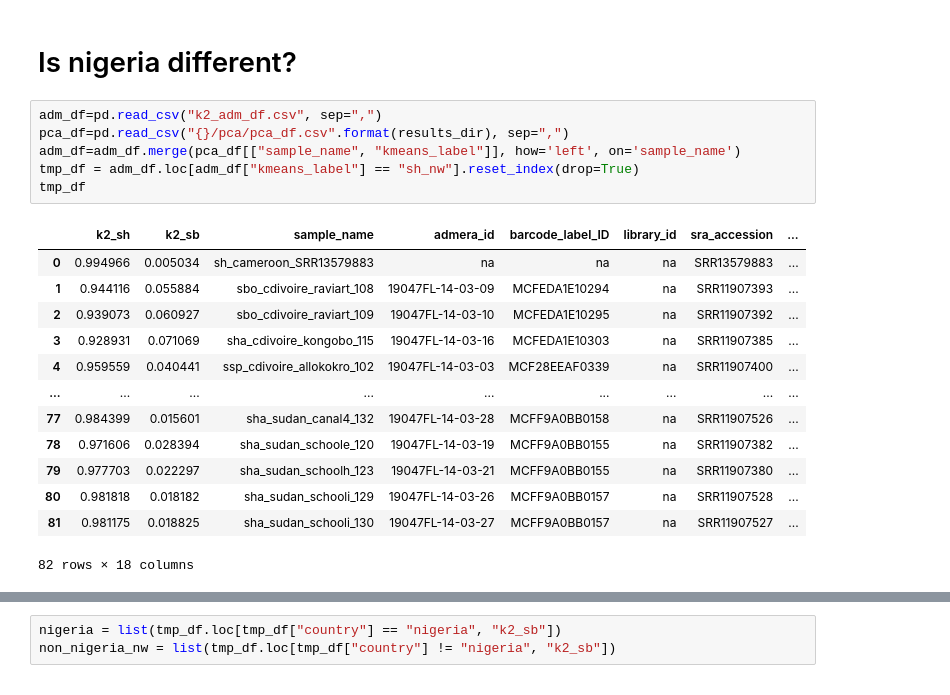
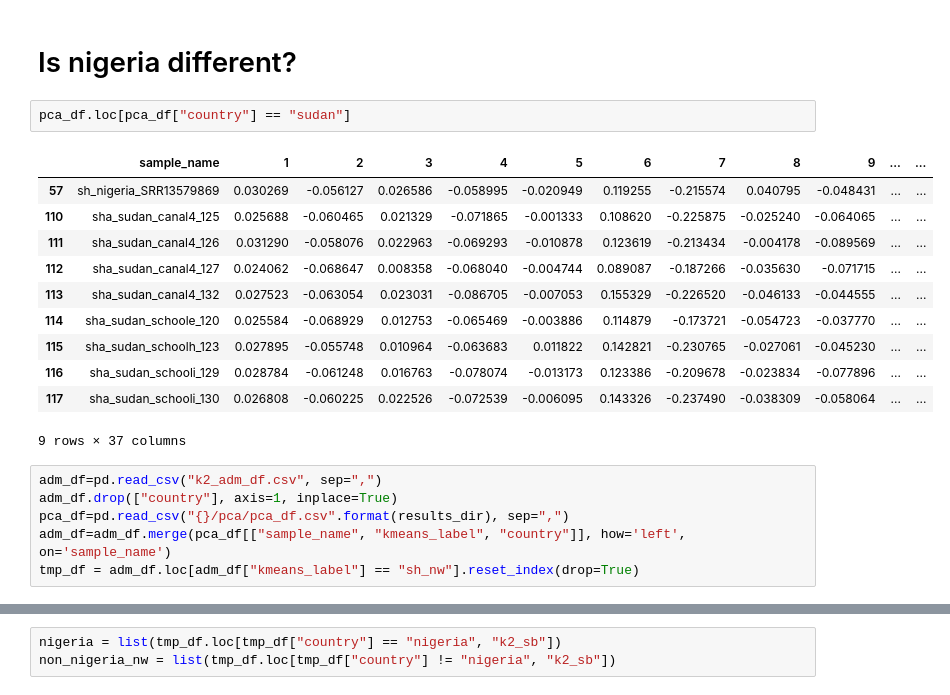
Before and after one commit to nealplatt/sch_hae_scan, a Jupyter notebook: code/11-population_structure.ipynb, the cells around one changed output, grey strips where cells are left out. Drawn from its saved outputs; the diff is of its cells as text.

```diff
--- a/code/11-population_structure.ipynb
+++ b/code/11-population_structure.ipynb
@@ -844,23 +809,23 @@ adm_df.loc[adm_df["kmeans_group"] == 0, "k2_sb"].max()
 0.262454
 # %% [markdown]
 # Is nigeria different?
+# %%
+pca_df.loc[pca_df["country"] == "sudan"]
+# %% [output]
+|  | sample_name | 1 | 2 | 3 | 4 | 5 | 6 | 7 | 8 | 9 | ... | ... |
+| 57 | sh_nigeria_SRR13579869 | 0.030269 | -0.056127 | 0.026586 | -0.058995 | -0.020949 | 0.119255 | -0.215574 | 0.040795 | -0.048431 | ... | ... |
+| 110 | sha_sudan_canal4_125 | 0.025688 | -0.060465 | 0.021329 | -0.071865 | -0.001333 | 0.108620 | -0.225875 | -0.025240 | -0.064065 | ... | ... |
+| 111 | sha_sudan_canal4_126 | 0.031290 | -0.058076 | 0.022963 | -0.069293 | -0.010878 | 0.123619 | -0.213434 | -0.004178 | -0.089569 | ... | ... |
+| 112 | sha_sudan_canal4_127 | 0.024062 | -0.068647 | 0.008358 | -0.068040 | -0.004744 | 0.089087 | -0.187266 | -0.035630 | -0.071715 | ... | ... |
+| 113 | sha_sudan_canal4_132 | 0.027523 | -0.063054 | 0.023031 | -0.086705 | -0.007053 | 0.155329 | -0.226520 | -0.046133 | -0.044555 | ... | ... |
+| 114 | sha_sudan_schoole_120 | 0.025584 | -0.068929 | 0.012753 | -0.065469 | -0.003886 | 0.114879 | -0.173721 | -0.054723 | -0.037770 | ... | ... |
+| 115 | sha_sudan_schoolh_123 | 0.027895 | -0.055748 | 0.010964 | -0.063683 | 0.011822 | 0.142821 | -0.230765 | -0.027061 | -0.045230 | ... | ... |
+| 116 | sha_sudan_schooli_129 | 0.028784 | -0.061248 | 0.016763 | -0.078074 | -0.013173 | 0.123386 | -0.209678 | -0.023834 | -0.077896 | ... | ... |
+| 117 | sha_sudan_schooli_130 | 0.026808 | -0.060225 | 0.022526 | -0.072539 | -0.006095 | 0.143326 | -0.237490 | -0.038309 | -0.058064 | ... | ... |
+9 rows × 37 columns
 # %%
 adm_df=pd.read_csv("k2_adm_df.csv", sep=",")
+adm_df.drop(["country"], axis=1, inplace=True)
 pca_df=pd.read_csv("{}/pca/pca_df.csv".format(results_dir), sep=",")
-adm_df=adm_df.merge(pca_df[["sample_name", "kmeans_label"]], how='left', on='sample_name')
+adm_df=adm_df.merge(pca_df[["sample_name", "kmeans_label", "country"]], how='left', on='sample_name')
 tmp_df = adm_df.loc[adm_df["kmeans_label"] == "sh_nw"].reset_index(drop=True)
-tmp_df
-# %% [output]
-|  | k2_sh | k2_sb | sample_name | admera_id | barcode_label_ID | library_id | sra_accession | ... |
-| 0 | 0.994966 | 0.005034 | sh_cameroon_SRR13579883 | na | na | na | SRR13579883 | ... |
-| 1 | 0.944116 | 0.055884 | sbo_cdivoire_raviart_108 | 19047FL-14-03-09 | MCFEDA1E10294 | na | SRR11907393 | ... |
-| 2 | 0.939073 | 0.060927 | sbo_cdivoire_raviart_109 | 19047FL-14-03-10 | MCFEDA1E10295 | na | SRR11907392 | ... |
-| 3 | 0.928931 | 0.071069 | sha_cdivoire_kongobo_115 | 19047FL-14-03-16 | MCFEDA1E10303 | na | SRR11907385 | ... |
-| 4 | 0.959559 | 0.040441 | ssp_cdivoire_allokokro_102 | 19047FL-14-03-03 | MCF28EEAF0339 | na | SRR11907400 | ... |
-| ... | ... | ... | ... | ... | ... | ... | ... | ... |
-| 77 | 0.984399 | 0.015601 | sha_sudan_canal4_132 | 19047FL-14-03-28 | MCFF9A0BB0158 | na | SRR11907526 | ... |
-| 78 | 0.971606 | 0.028394 | sha_sudan_schoole_120 | 19047FL-14-03-19 | MCFF9A0BB0155 | na | SRR11907382 | ... |
-| 79 | 0.977703 | 0.022297 | sha_sudan_schoolh_123 | 19047FL-14-03-21 | MCFF9A0BB0155 | na | SRR11907380 | ... |
-| 80 | 0.981818 | 0.018182 | sha_sudan_schooli_129 | 19047FL-14-03-26 | MCFF9A0BB0157 | na | SRR11907528 | ... |
-| 81 | 0.981175 | 0.018825 | sha_sudan_schooli_130 | 19047FL-14-03-27 | MCFF9A0BB0157 | na | SRR11907527 | ... |
-82 rows × 18 columns
```
Also changed, not shown: parts of 53 cells of this notebook, 7 other files.
